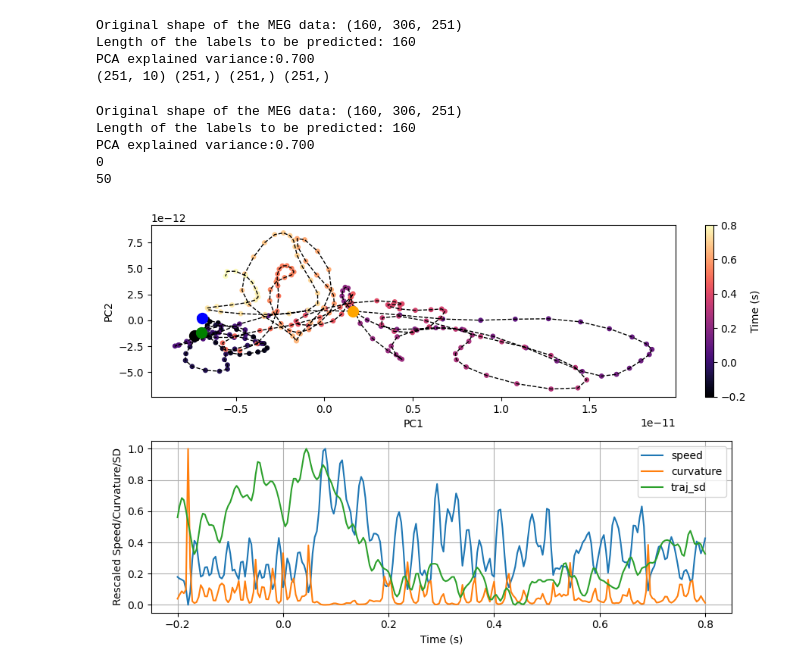
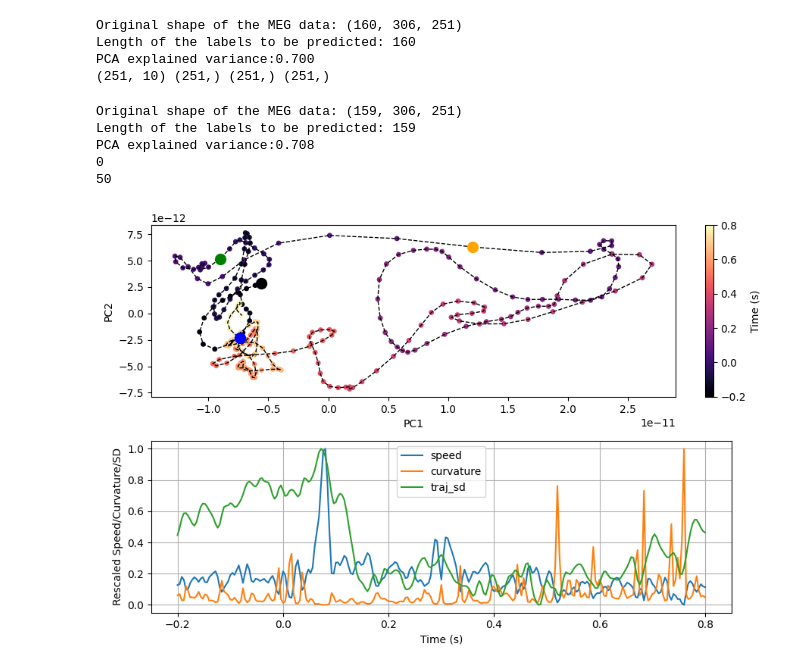
Before and after one commit to lnalborczyk/meeg_decoding, a Jupyter notebook: examples/latent.ipynb, the cells around one changed output. Drawn from its saved outputs; the diff is of its cells as text; code cells hidden in the pictures.

```diff
--- a/examples/latent.ipynb
+++ b/examples/latent.ipynb
@@ -71,11 +71,11 @@ PCA explained variance:0.700
 (251, 10) (251,) (251,) (251,)
 # %%
 # visualising the timecourse of speed and curvature
-plot_neural_trajectories_2d_with_stats(epochs=visual_4l2s, n_components=10);
+plot_neural_trajectories_2d_with_stats(epochs=visual_7l2s, n_components=10);
 # %% [output]
-Original shape of the MEG data: (160, 306, 251)
-Length of the labels to be predicted: 160
-PCA explained variance:0.700
+Original shape of the MEG data: (159, 306, 251)
+Length of the labels to be predicted: 159
+PCA explained variance:0.708
 0
 50
-[figure, old version]
+[figure, new version]
```
